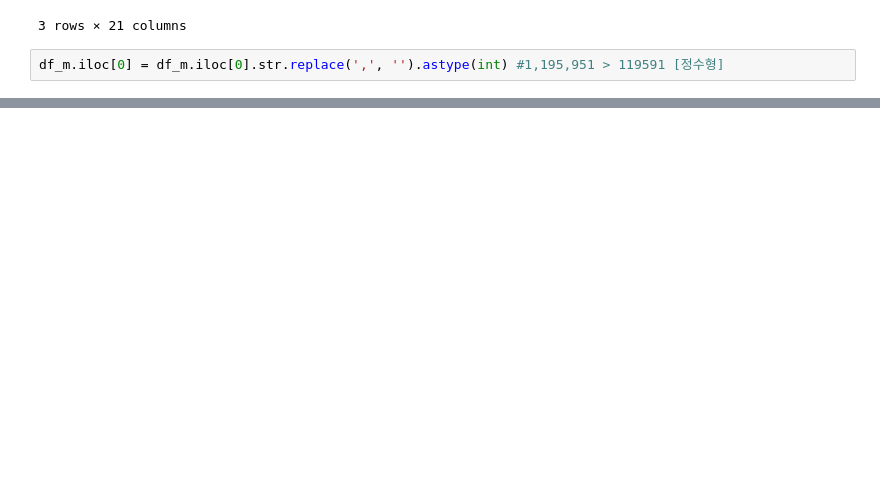
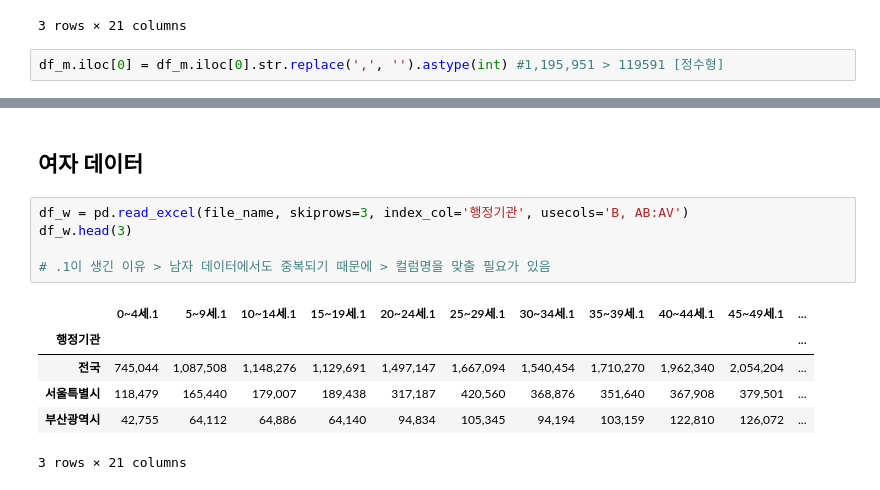
Before and after one commit to RedStoneJeong/Project, a Jupyter notebook: 1. 인구 피라미드.ipynb, the cells around one changed output, grey strips where cells are left out. Drawn from its saved outputs; the diff is of its cells as text; blank space fills up the shorter version.

```diff
--- a/1. 인구 피라미드.ipynb
+++ b/1. 인구 피라미드.ipynb
@@ -35 +38,15 @@ df_m.iloc[0]
 Name: 전국  , dtype: object
+# %% [markdown]
+## 여자 데이터
+# %%
+df_w = pd.read_excel(file_name, skiprows=3, index_col='행정기관', usecols='B, AB:AV')
+df_w.head(3)
+
+# .1이 생긴 이유 > 남자 데이터에서도 중복되기 때문에 > 컬럼명을 맞출 필요가 있음
+# %% [output]
+|  | 0~4세.1 | 5~9세.1 | 10~14세.1 | 15~19세.1 | 20~24세.1 | 25~29세.1 | 30~34세.1 | 35~39세.1 | 40~44세.1 | 45~49세.1 | ... |
+| 행정기관 |  |  |  |  |  |  |  |  |  |  | ... |
+| 전국 | 745,044 | 1,087,508 | 1,148,276 | 1,129,691 | 1,497,147 | 1,667,094 | 1,540,454 | 1,710,270 | 1,962,340 | 2,054,204 | ... |
+| 서울특별시 | 118,479 | 165,440 | 179,007 | 189,438 | 317,187 | 420,560 | 368,876 | 351,640 | 367,908 | 379,501 | ... |
+| 부산광역시 | 42,755 | 64,112 | 64,886 | 64,140 | 94,834 | 105,345 | 94,194 | 103,159 | 122,810 | 126,072 | ... |
+3 rows × 21 columns
```
Also changed, not shown: parts of 10 cells of this notebook, 4 other files.
